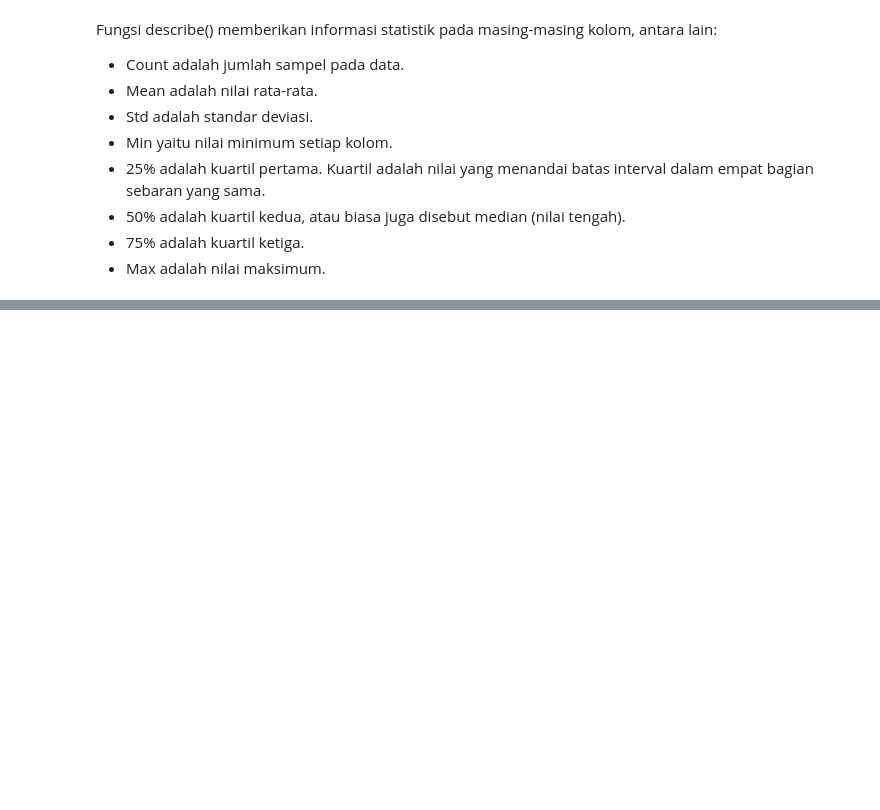
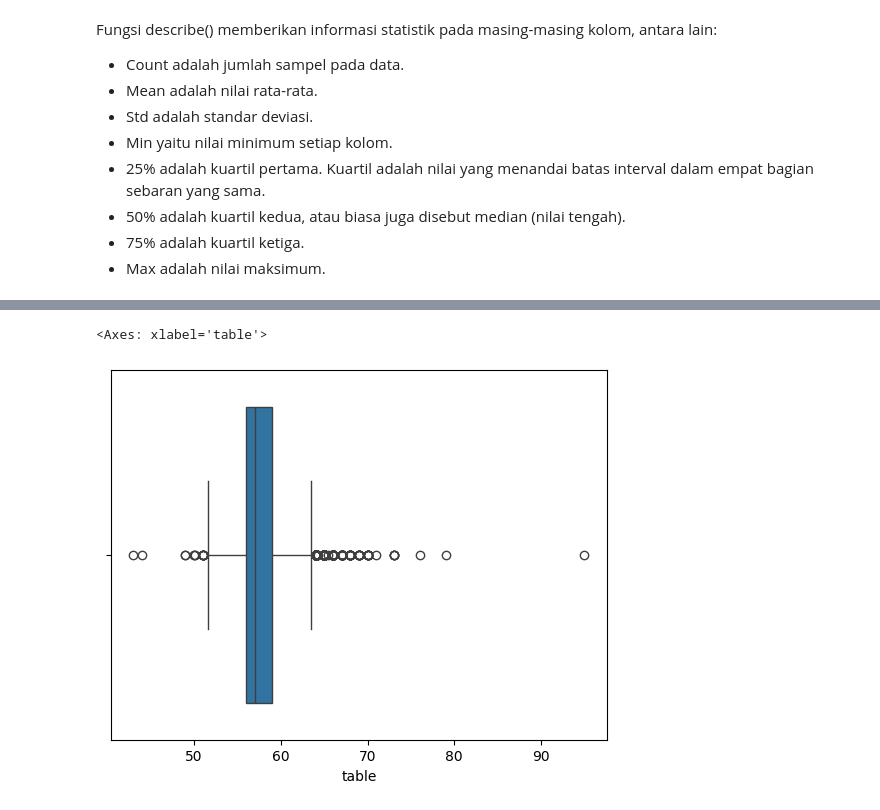
Before and after one commit to NuryaFahruRosyidin2406/Machine-Learning_Studi-Kasus-Pertama-yaitu-Predictive-Analytics, a Jupyter notebook: Predictive_Analytics.ipynb, the cells around one changed output, grey strips where cells are left out. Saved outputs shown, nothing was run; the diff lists cells and outputs as text; code cells hidden in the pictures; blank space fills up the shorter version.

```diff
--- a/Predictive_Analytics.ipynb
+++ b/Predictive_Analytics.ipynb
@@ -100,0 +173,6 @@ Fungsi describe() memberikan informasi statistik pada masing-masing kolom, antar
+# %%
+# 2. Fitur Table
+sns.boxplot(x=diamonds['table'])
+# %% [output]
+<Axes: xlabel='table'>
+[figure, added]
```
Also changed, not shown: parts of 103 cells of this notebook.
